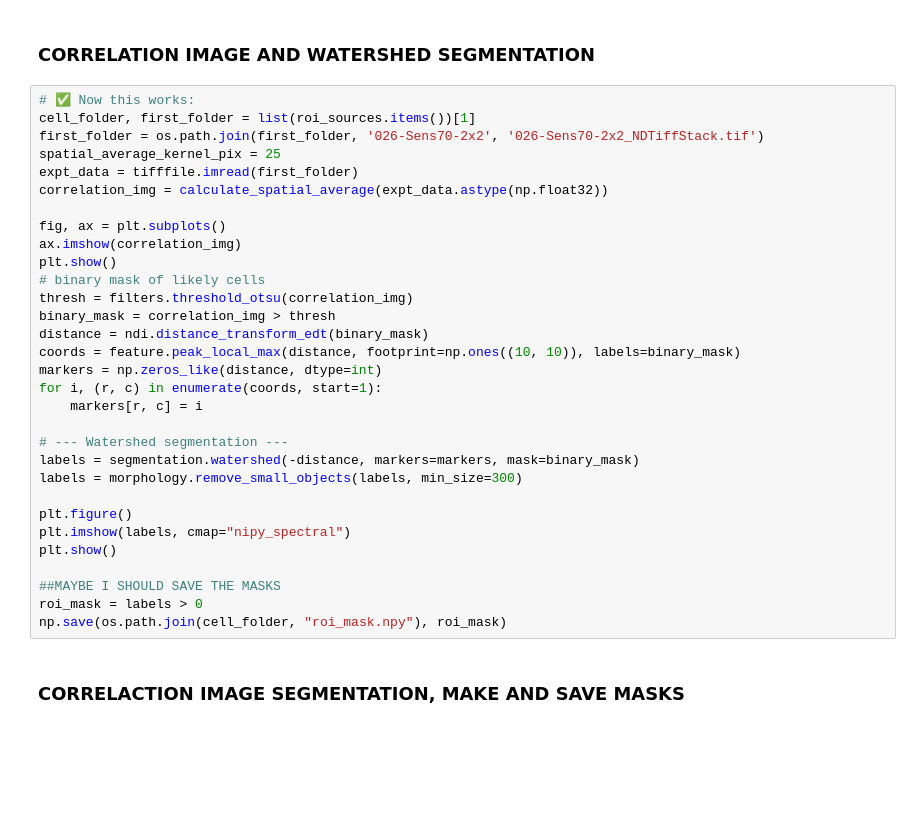
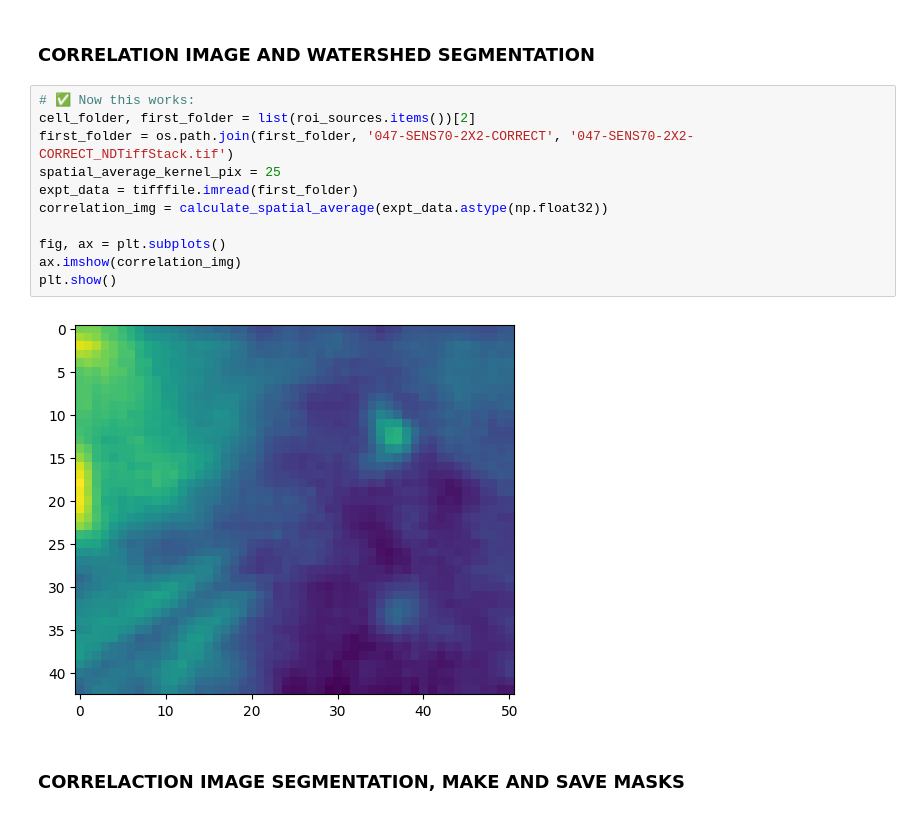
Before and after one commit to sofiamor/Imaging_analysis, a Jupyter notebook: Voltage_imaging/notebooks/mergeCodes.ipynb, the cells around one changed output. Cells and saved outputs as stored; diff of their text form; blank space fills up the shorter version.

```diff
--- a/Voltage_imaging/notebooks/mergeCodes.ipynb
+++ b/Voltage_imaging/notebooks/mergeCodes.ipynb
@@ -211,35 +229,17 @@ roi_sources = load_roi_sources_json(day_folder)
 ### CORRELATION IMAGE AND WATERSHED SEGMENTATION
 # %%
 # ✅ Now this works:
-cell_folder, first_folder = list(roi_sources.items())[1]
-first_folder = os.path.join(first_folder, '026-Sens70-2x2', '026-Sens70-2x2_NDTiffStack.tif')
+cell_folder, first_folder = list(roi_sources.items())[2]
+first_folder = os.path.join(first_folder, '047-SENS70-2X2-CORRECT', '047-SENS70-2X2-CORRECT_NDTiffStack.tif')
 spatial_average_kernel_pix = 25
 expt_data = tifffile.imread(first_folder)
 correlation_img = calculate_spatial_average(expt_data.astype(np.float32))
 
 fig, ax = plt.subplots()
 ax.imshow(correlation_img)
 plt.show()
-# binary mask of likely cells
-thresh = filters.threshold_otsu(correlation_img)
-binary_mask = correlation_img > thresh
-distance = ndi.distance_transform_edt(binary_mask)
-coords = feature.peak_local_max(distance, footprint=np.ones((10, 10)), labels=binary_mask)
-markers = np.zeros_like(distance, dtype=int)
-for i, (r, c) in enumerate(coords, start=1):
-    markers[r, c] = i
-
-# --- Watershed segmentation ---
-labels = segmentation.watershed(-distance, markers=markers, mask=binary_mask)
-labels = morphology.remove_small_objects(labels, min_size=300)
-
-plt.figure()
-plt.imshow(labels, cmap="nipy_spectral")
-plt.show()
-
-##MAYBE I SHOULD SAVE THE MASKS
-roi_mask = labels > 0
-np.save(os.path.join(cell_folder, "roi_mask.npy"), roi_mask)
+# %% [output]
+[figure, added]
 # %% [markdown]
 ### CORRELACTION IMAGE SEGMENTATION, MAKE AND SAVE MASKS
 # %%
```
Also changed, not shown: parts of 3 cells of this notebook.
